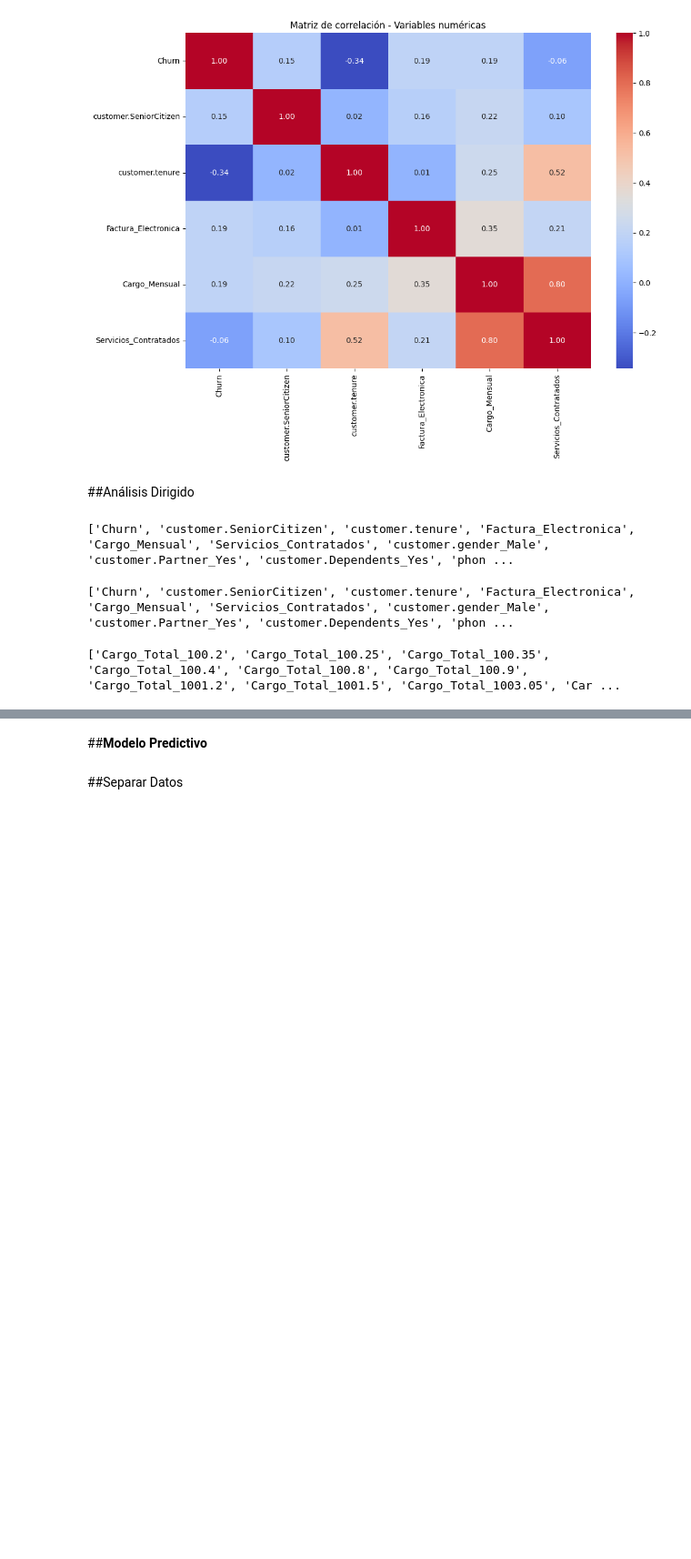
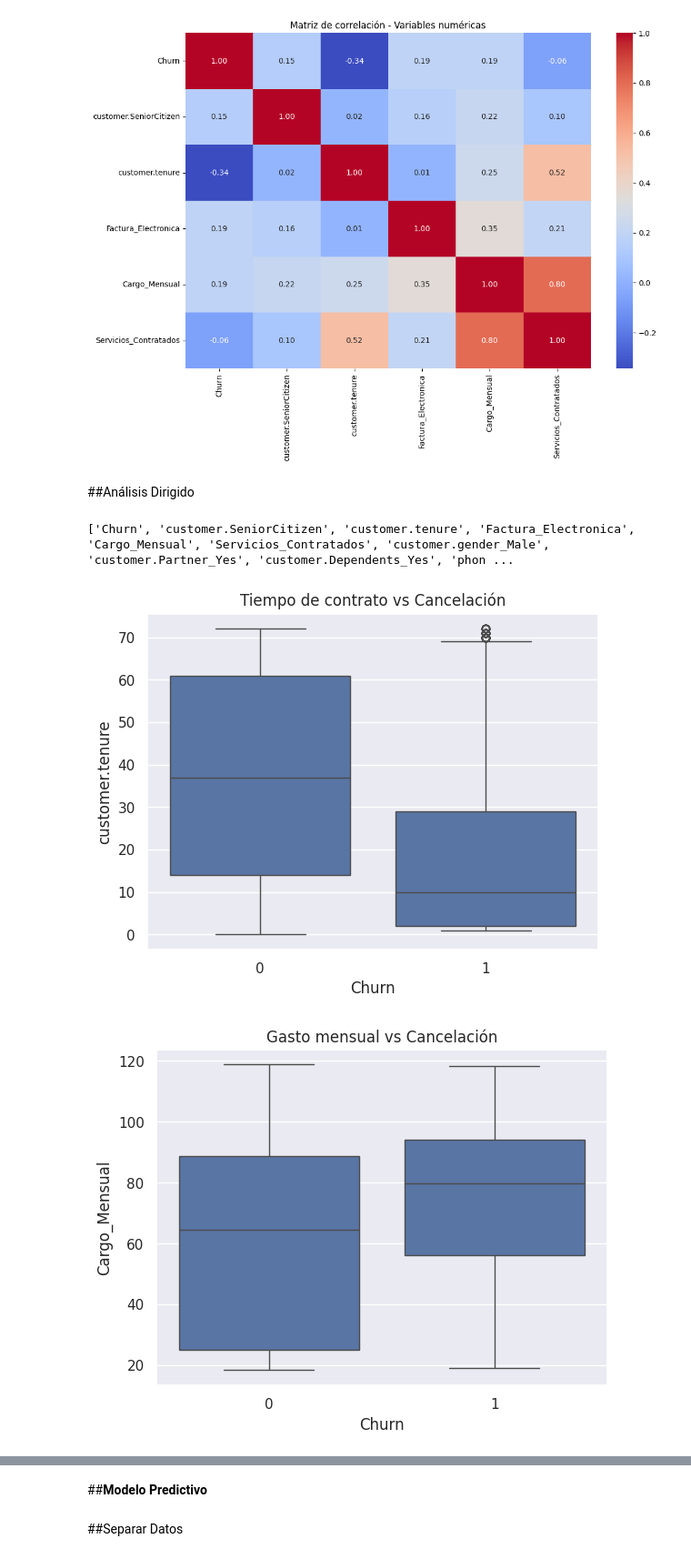
Before and after one commit to MadridVP/Challenge_Telecom-X-Parte-2-Predicci-n-de-Cancelaci-n-Churn-, a Jupyter notebook: Challenge_ONE_Data_Science_Telecom_X1_VM.ipynb, the cells around one changed output, grey strips where cells are left out. Shown at 91% size. Saved outputs shown, nothing was run; the diff lists cells and outputs as text; code cells hidden in the pictures; blank space fills up the shorter version.

```diff
--- a/Challenge_ONE_Data_Science_Telecom_X1_VM.ipynb
+++ b/Challenge_ONE_Data_Science_Telecom_X1_VM.ipynb
@@ -917,11 +896,25 @@ import seaborn as sns
 print(df.columns.tolist())
 # %% [output]
 ['Churn', 'customer.SeniorCitizen', 'customer.tenure', 'Factura_Electronica', 'Cargo_Mensual', 'Servicios_Contratados', 'customer.gender_Male', 'customer.Partner_Yes', 'customer.Dependents_Yes', 'phon ...
-# %%
-print(df.columns.tolist())
-# %% [output]
-['Churn', 'customer.SeniorCitizen', 'customer.tenure', 'Factura_Electronica', 'Cargo_Mensual', 'Servicios_Contratados', 'customer.gender_Male', 'customer.Partner_Yes', 'customer.Dependents_Yes', 'phon ...
-# %%
-print([col for col in df.columns if "Cargo_Total" in col])
-# %% [output]
-['Cargo_Total_100.2', 'Cargo_Total_100.25', 'Cargo_Total_100.35', 'Cargo_Total_100.4', 'Cargo_Total_100.8', 'Cargo_Total_100.9', 'Cargo_Total_1001.2', 'Cargo_Total_1001.5', 'Cargo_Total_1003.05', 'Car ...
+# %%
+import seaborn as sns
+import matplotlib.pyplot as plt
+
+# Tiempo de contrato vs Cancelación
+sns.boxplot(x="Churn", y="customer.tenure", data=df)
+plt.title("Tiempo de contrato vs Cancelación")
+plt.show()
+
+# Gasto mensual vs Cancelación
+sns.boxplot(x="Churn", y="Cargo_Mensual", data=df)
+plt.title("Gasto mensual vs Cancelación")
+plt.show()
+
+# (Opcional) Gasto total vs Cancelación (si existe en tu dataset)
+if "Cargo_Total" in df.columns:
+    sns.boxplot(x="Churn", y="Cargo_Total", data=df)
+    plt.title("Gasto total vs Cancelación")
+    plt.show()
+# %% [output]
+[figure, added]
+[figure, added]
```
Also changed, not shown: parts of 9 cells of this notebook.
